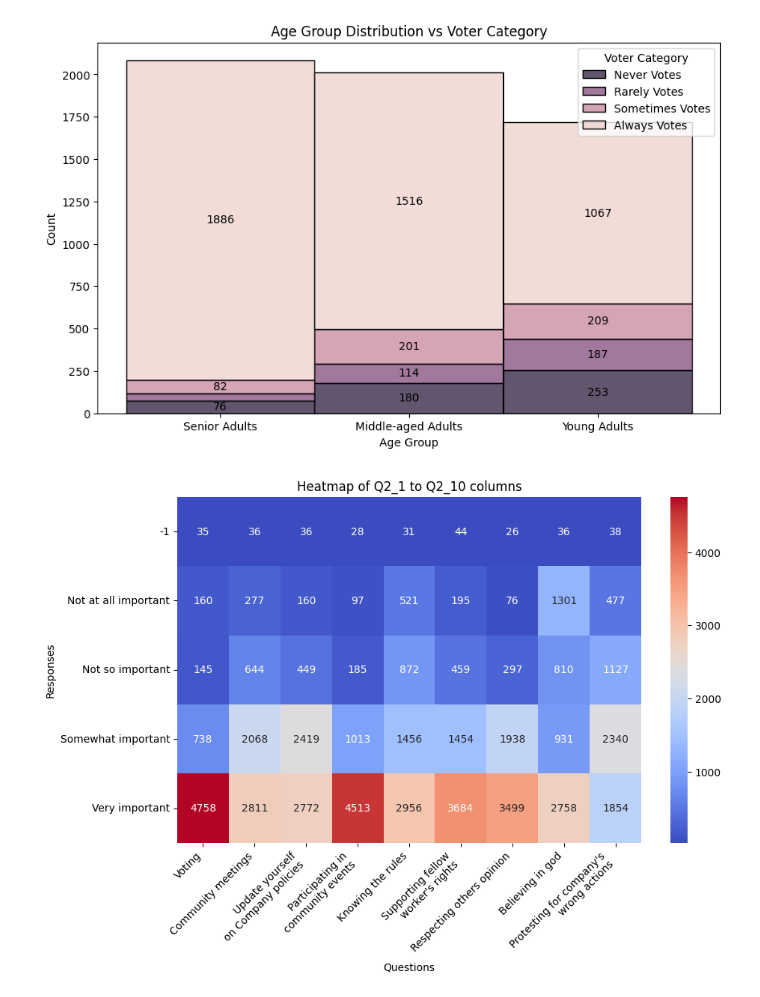
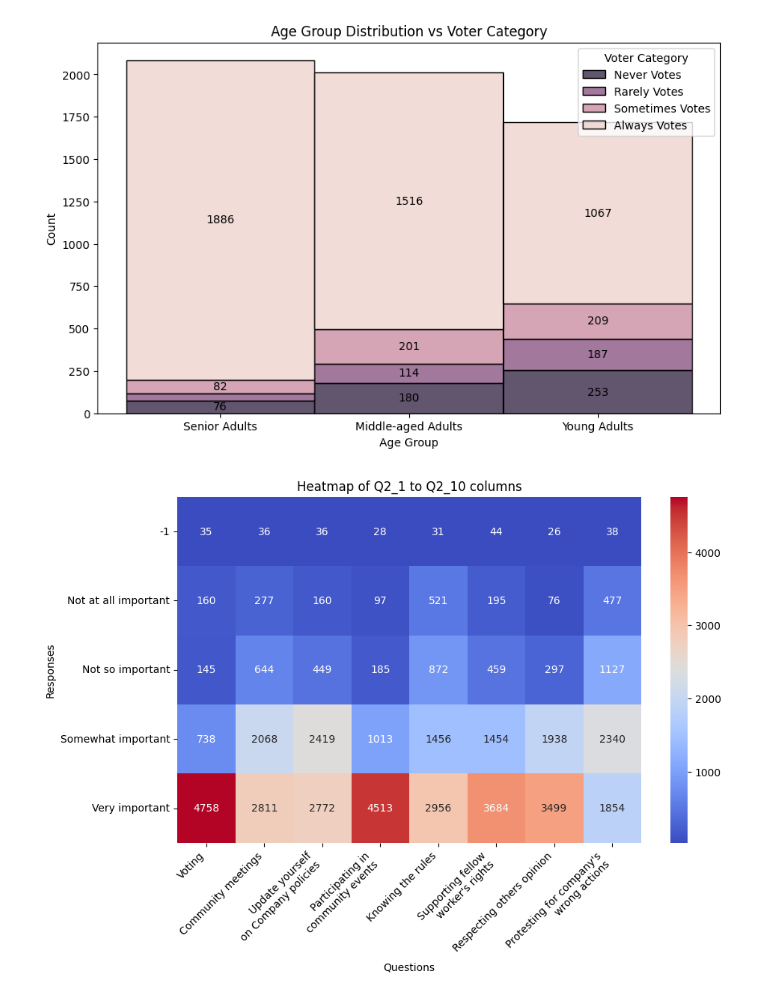
Before and after one commit to Kaustav-Goswami9/Data-Viz, a Jupyter notebook: topic_1.ipynb, the cells around one changed output. Cells and saved outputs as stored; diff of their text form; code cells hidden in the pictures.

Commit message:
Q2 heatmap updated

```diff
--- a/topic_1.ipynb
+++ b/topic_1.ipynb
@@ -29,24 +29,24 @@ plt.show()
 # %%
 # plot heatmap for Q2_1 to Q2_10 columns
 q2_columns = ['Q2_1', 'Q2_2', 'Q2_3', 'Q2_5',
-              'Q2_6', 'Q2_7', 'Q2_8', 'Q2_9', 'Q2_10']
+              'Q2_6', 'Q2_7', 'Q2_8', 'Q2_10']
 
 pivot_table = data[q2_columns].apply(pd.Series.value_counts).fillna(0)
 
 temp = data[data[q2_columns] != -1]
 plt.figure(figsize=(10, 6))
 sns_heatmap = sns.heatmap(pivot_table, annot=True, fmt='g', cmap='coolwarm')
 plt.title('Heatmap of Q2_1 to Q2_10 columns')
 plt.xlabel('Questions')
 plt.ylabel('Responses')
 
 # Set the x-axis labels
 sns_heatmap.set_xticklabels(['Voting', 'Community meetings', 'Update yourself\non Company policies',
                              'Participating in\ncommunity events', 'Knowing the rules',
                              "Supporting fellow\nworker's rights", 'Respecting others opinion',
-                             'Believing in god', "Protesting for company's\nwrong actions"],
+                             "Protesting for company's\nwrong actions"],
                             rotation=45, ha='right')
 
 plt.savefig('./Topic charts/Q-2.png', dpi=300, bbox_inches='tight')
 # %% [output]
-[figure, old version]
+[figure, new version]
```
Also changed, not shown: 1 other file.
